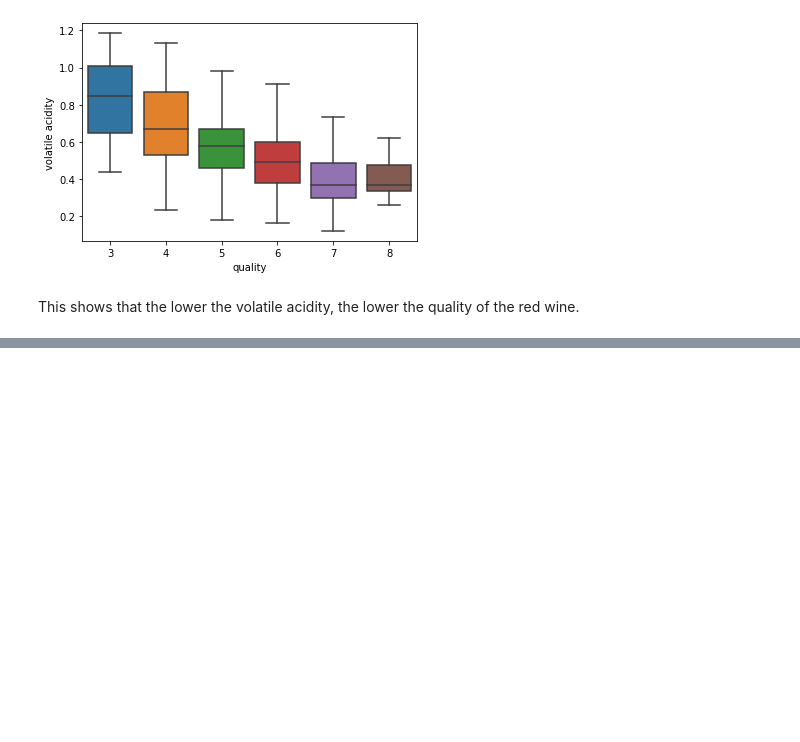
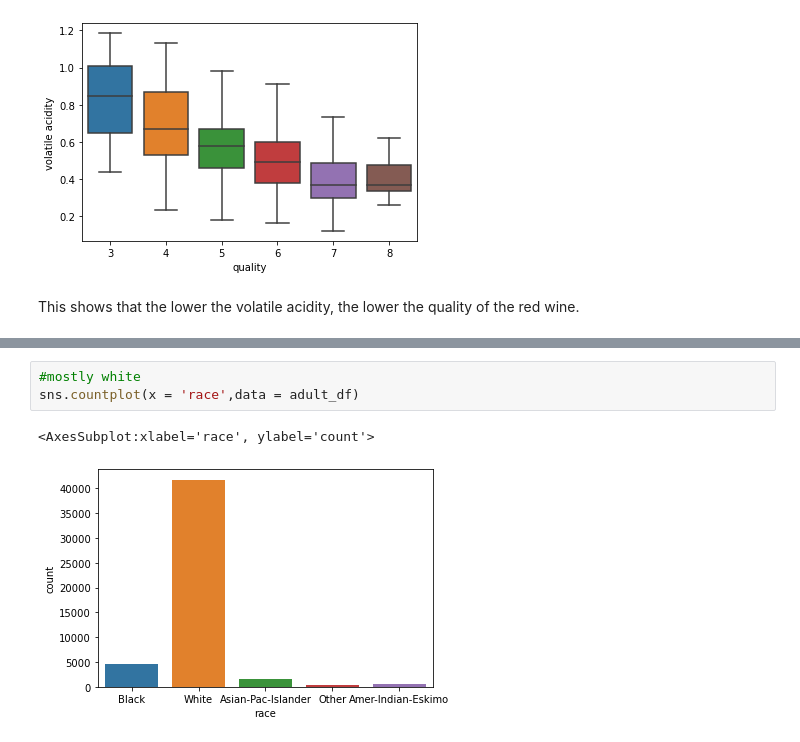
Before and after one commit to Katherine0717/CSC240_Final_Project, a Jupyter notebook: Data Mining Final Project Prospectus TeamX.ipynb, the cells around one changed output, grey strips where cells are left out. Saved outputs shown, nothing was run; the diff lists cells and outputs as text; blank space fills up the shorter version.

```diff
--- a/Data Mining Final Project Prospectus TeamX.ipynb
+++ b/Data Mining Final Project Prospectus TeamX.ipynb
@@ -413,0 +529,6 @@ This shows that the lower the volatile acidity, the lower the quality of the red
+# %%
+#mostly white
+sns.countplot(x = 'race',data = adult_df)
+# %% [output]
+<AxesSubplot:xlabel='race', ylabel='count'>
+[figure, added]
```
Also changed, not shown: parts of 22 cells of this notebook.
